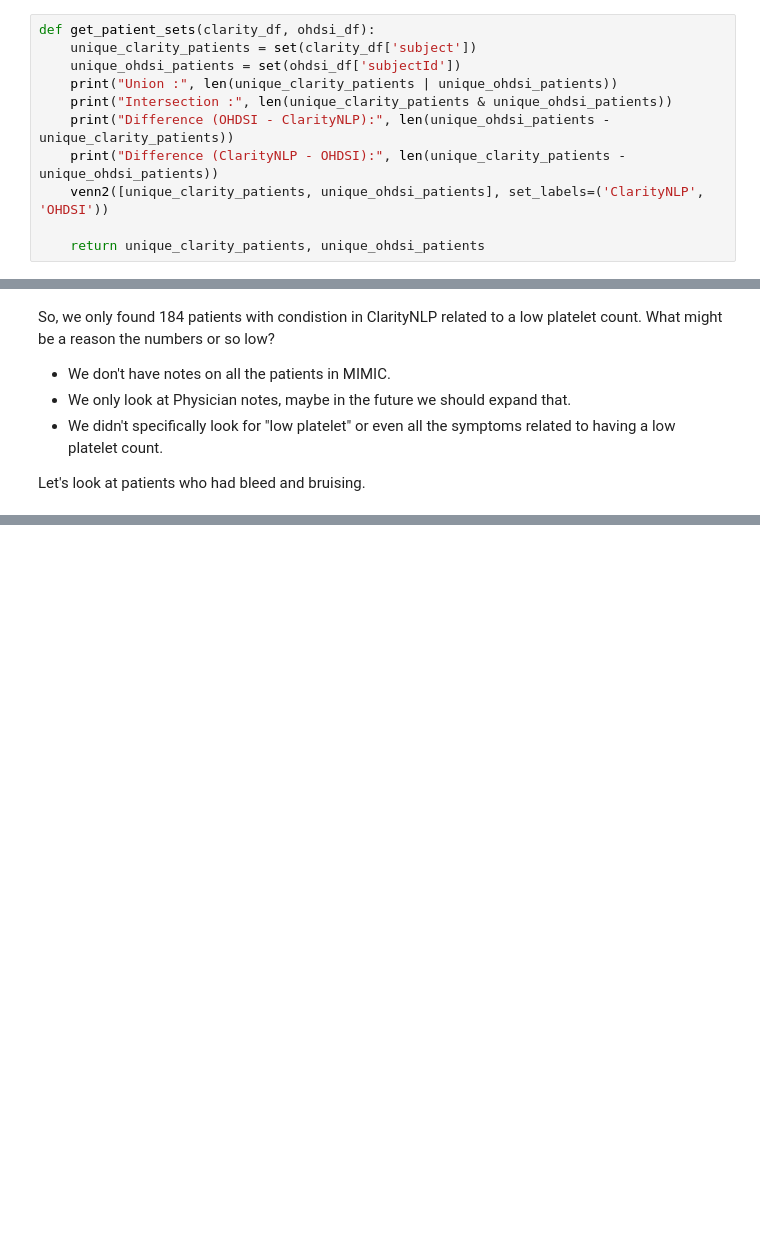
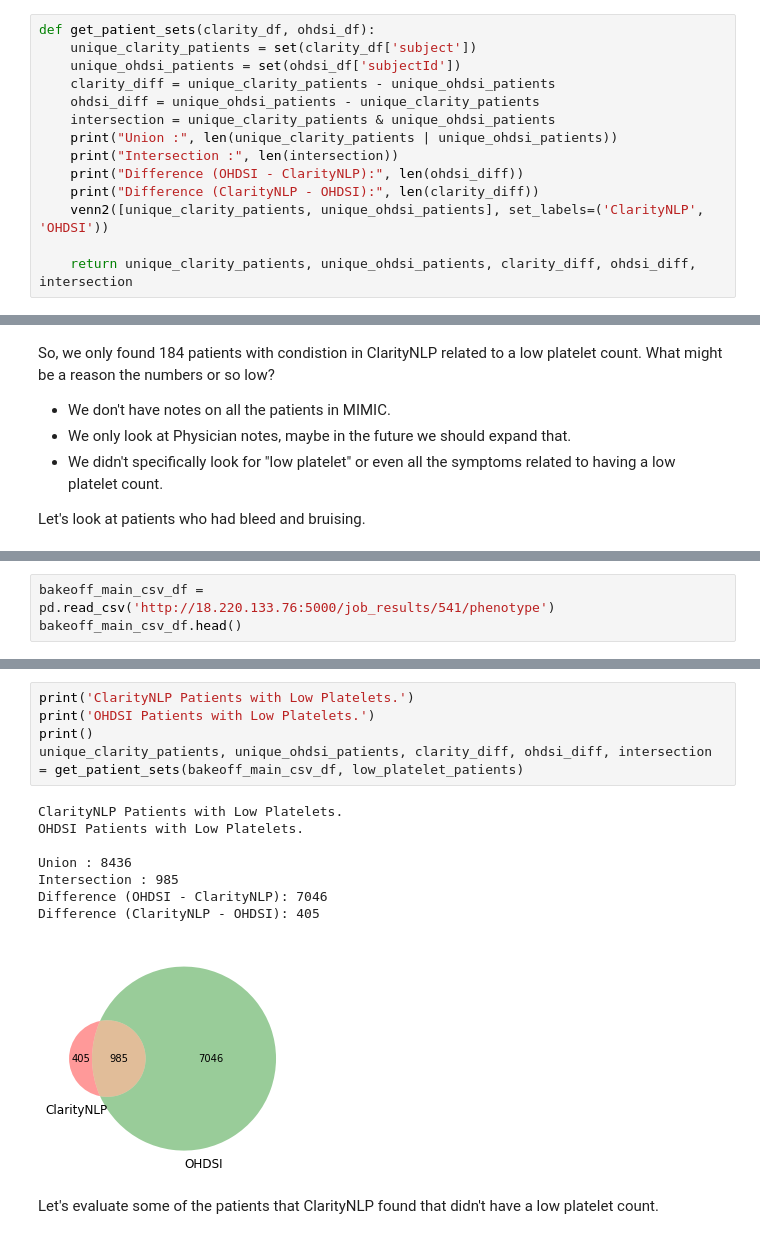
Before and after one commit to ClarityNLP/ClarityNLP, a Jupyter notebook: notebooks/cooking/Cooking_with_ClarityNLP_101018.ipynb, the cells around one changed output, grey strips where cells are left out. Saved outputs shown, nothing was run; the diff lists cells and outputs as text; blank space fills up the shorter version.

```diff
--- a/notebooks/cooking/Cooking_with_ClarityNLP_101018.ipynb
+++ b/notebooks/cooking/Cooking_with_ClarityNLP_101018.ipynb
@@ -282,13 +288,16 @@ Note that the ClarityNLP data set has multiple patients because we're looking at
 def get_patient_sets(clarity_df, ohdsi_df):
     unique_clarity_patients = set(clarity_df['subject'])
     unique_ohdsi_patients = set(ohdsi_df['subjectId'])
+    clarity_diff = unique_clarity_patients - unique_ohdsi_patients
+    ohdsi_diff = unique_ohdsi_patients - unique_clarity_patients
+    intersection = unique_clarity_patients & unique_ohdsi_patients
     print("Union :", len(unique_clarity_patients | unique_ohdsi_patients))
-    print("Intersection :", len(unique_clarity_patients & unique_ohdsi_patients))
-    print("Difference (OHDSI - ClarityNLP):", len(unique_ohdsi_patients - unique_clarity_patients))
-    print("Difference (ClarityNLP - OHDSI):", len(unique_clarity_patients - unique_ohdsi_patients))
+    print("Intersection :", len(intersection))
+    print("Difference (OHDSI - ClarityNLP):", len(ohdsi_diff))
+    print("Difference (ClarityNLP - OHDSI):", len(clarity_diff))
     venn2([unique_clarity_patients, unique_ohdsi_patients], set_labels=('ClarityNLP', 'OHDSI'))
 
-    return unique_clarity_patients, unique_ohdsi_patients
+    return unique_clarity_patients, unique_ohdsi_patients, clarity_diff, ohdsi_diff, intersection
 # %%
 print('ClarityNLP Patients with Bleeding or Bruising.')
 print('OHDSI Patients with Low Platelets.')
@@ -331,0 +387,3 @@ This is an introductory example on how to compare OHDSI and ClarityNLP. We'll di
+# %%
+bakeoff_main_csv_df = pd.read_csv('http://18.220.133.76:5000/job_results/541/phenotype')
+bakeoff_main_csv_df.head()
@@ -331,0 +398,16 @@ This is an introductory example on how to compare OHDSI and ClarityNLP. We'll di
+# %%
+print('ClarityNLP Patients with Low Platelets.')
+print('OHDSI Patients with Low Platelets.')
+print()
+unique_clarity_patients, unique_ohdsi_patients, clarity_diff, ohdsi_diff, intersection = get_patient_sets(bakeoff_main_csv_df, low_platelet_patients)
+# %% [output]
+ClarityNLP Patients with Low Platelets.
+OHDSI Patients with Low Platelets.
+
+Union : 8436
+Intersection : 985
+Difference (OHDSI - ClarityNLP): 7046
+Difference (ClarityNLP - OHDSI): 405
+[figure, added]
+# %% [markdown]
+Let's evaluate some of the patients that ClarityNLP found that didn't have a low platelet count.
```
Also changed, not shown: parts of 16 cells of this notebook, 1 other file.
